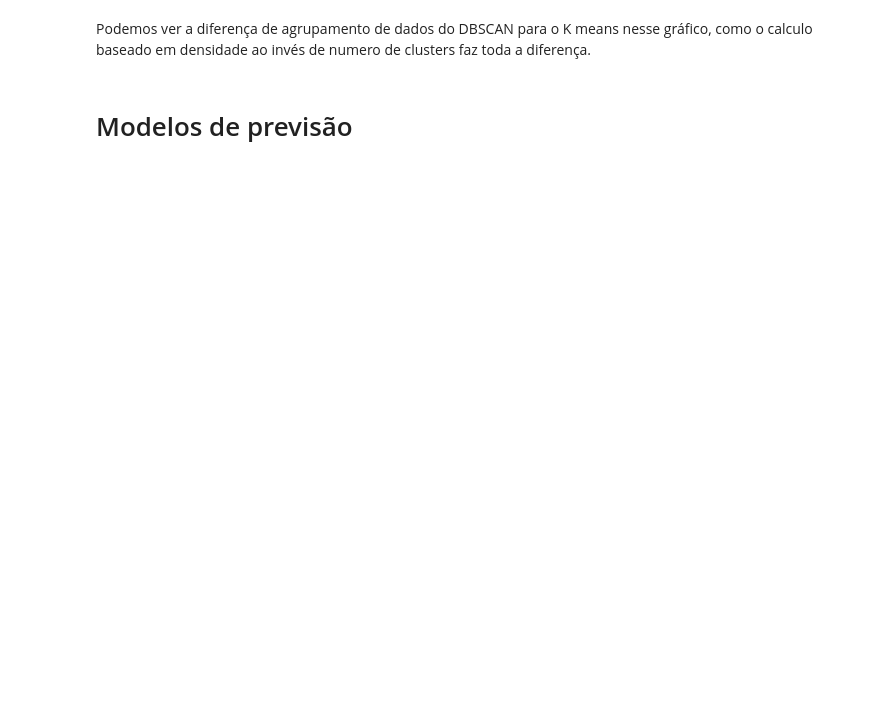
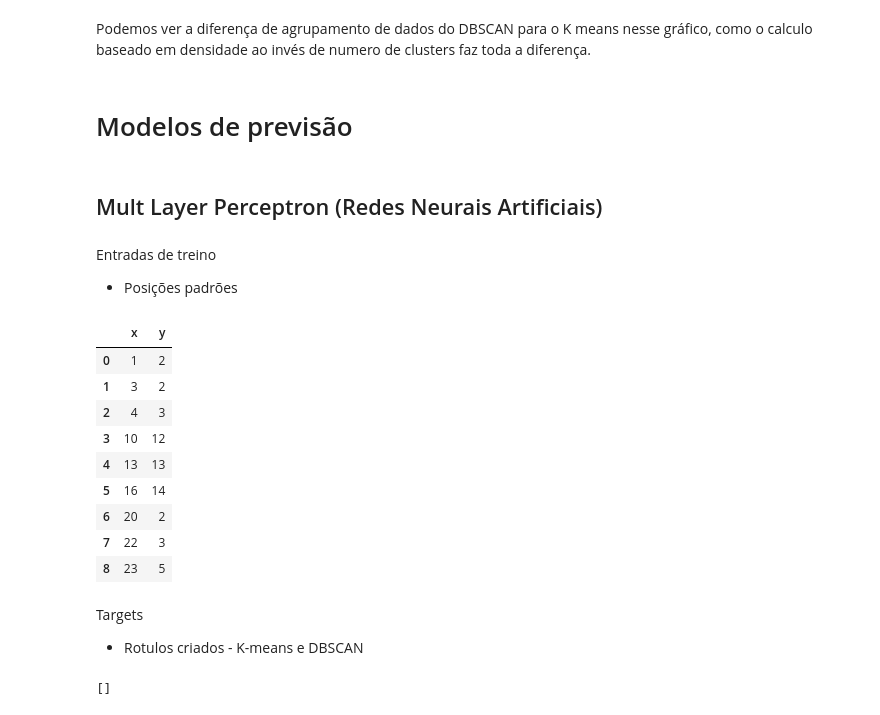
Before and after one commit to Miguelmdcc/IC_RPI_2, a Jupyter notebook: main.ipynb, the cells around one changed output. Drawn from its saved outputs; the diff is of its cells as text; code cells hidden in the pictures; blank space fills up the shorter version.

Commit message:
Entradas de treino

```diff
--- a/main.ipynb
+++ b/main.ipynb
@@ -134,3 +140,31 @@ df_juntos.plot(x='x', y='y', kind='scatter', c=rotulos_dbscan_fit_predict, cmap=
 Podemos ver a diferença de agrupamento de dados do DBSCAN para o K means nesse gráfico, como o calculo baseado em densidade ao invés de numero de clusters faz toda a diferença.
 # %% [markdown]
 # Modelos de previsão
+# %% [markdown]
+## Mult Layer Perceptron (Redes Neurais Artificiais)
+# %% [markdown]
+Entradas de treino
+- Posições padrões
+# %%
+dados_train = df
+dados_train
+# %% [output]
+|  | x | y |
+| 0 | 1 | 2 |
+| 1 | 3 | 2 |
+| 2 | 4 | 3 |
+| 3 | 10 | 12 |
+| 4 | 13 | 13 |
+| 5 | 16 | 14 |
+| 6 | 20 | 2 |
+| 7 | 22 | 3 |
+| 8 | 23 | 5 |
+# %% [markdown]
+Targets
+- Rotulos criados - K-means e DBSCAN
+# %%
+max_rotulos = len(pd.Series(rotulos_k_means).unique())
+target_kmeans = []
+target_kmeans
+# %% [output]
+[]
```
Also changed, not shown: parts of 11 cells of this notebook.
